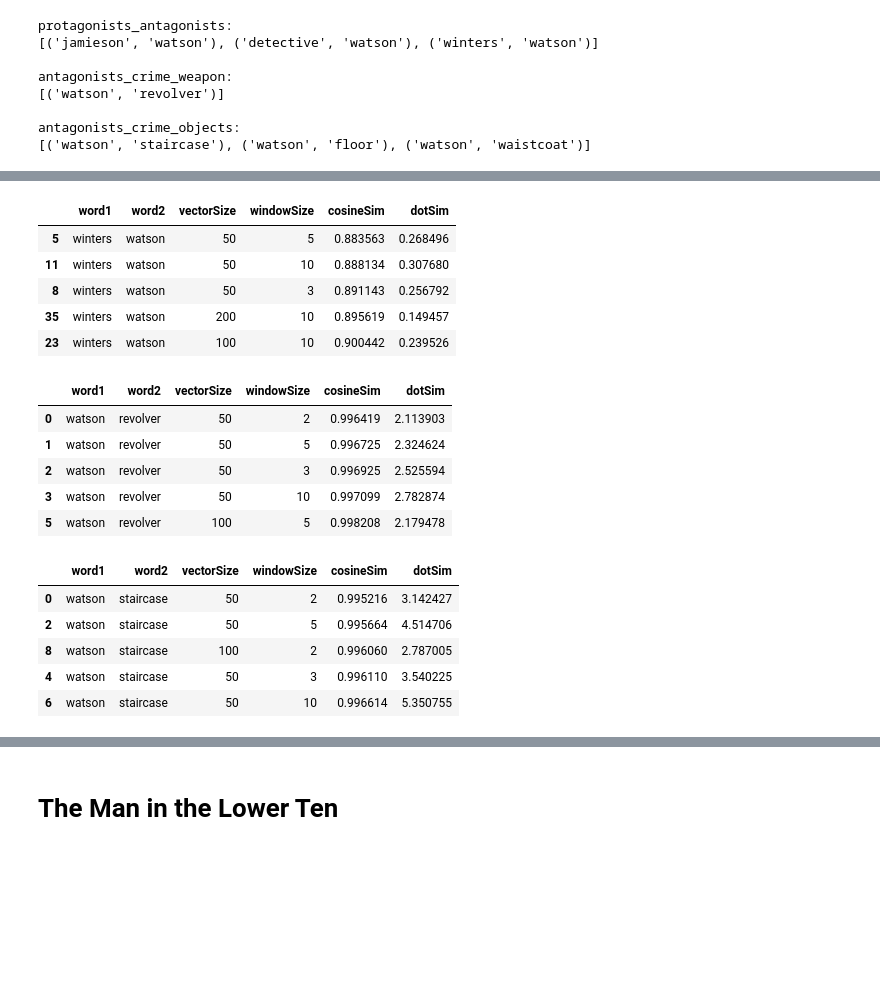
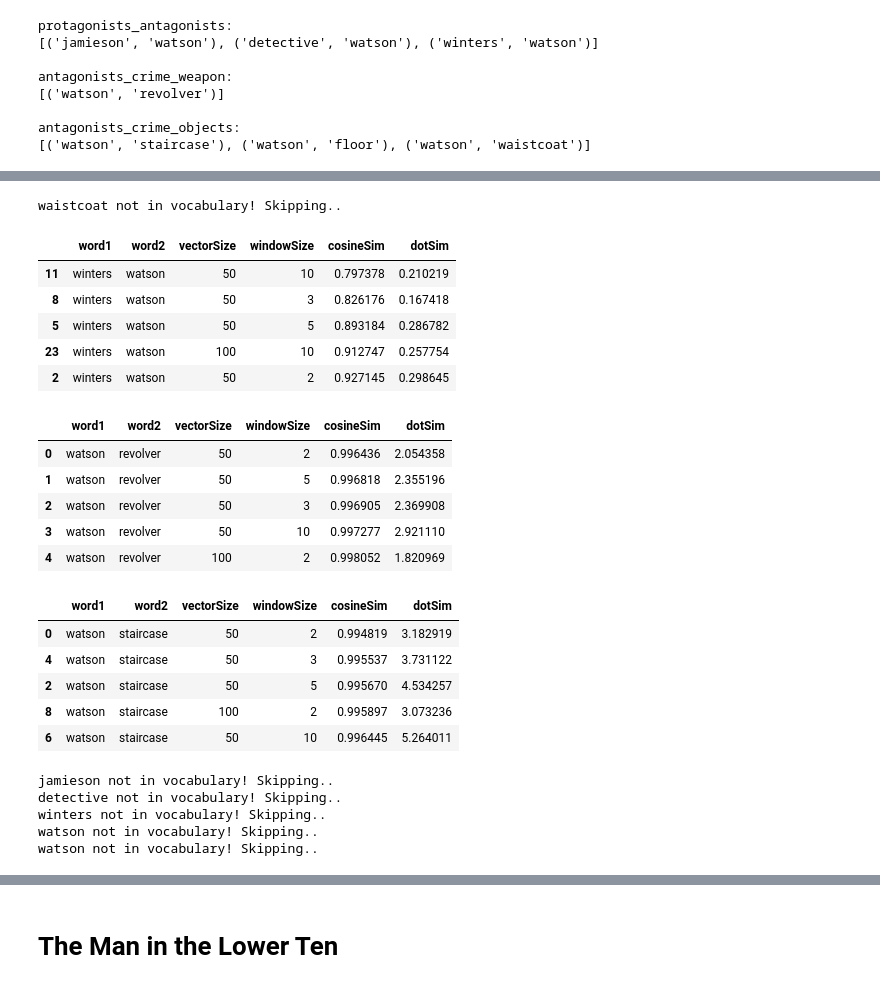
Before and after one commit to NLPaladins/rinehartAnalysis_wordVectors, a Jupyter notebook: main.ipynb, the cells around one changed output, grey strips where cells are left out. Saved outputs shown, nothing was run; the diff lists cells and outputs as text; code cells hidden in the pictures; blank space fills up the shorter version.

Commit message:
Missing words handling and setting up pretrained #3

```diff
--- a/main.ipynb
+++ b/main.ipynb
@@ -256,23 +217,39 @@ waistcoat not in vocabulary! Skipping..
+# %%
+# Calculate distances with custom word embeddings
+protag_antag_dists = books_lib\
+                     .word_embeddings\
+                     .calculate_differing_distances(sentences=sentences,
+                                                    wordpairs=protagonists_antagonists)
+antag_crime_weap_dists = books_lib\
+                         .word_embeddings\
+                         .calculate_differing_distances(sentences=sentences,
+                                                        wordpairs=antagonists_crime_weapon)
+antag_crime_obj_dists = books_lib\
+                        .word_embeddings\
+                        .calculate_differing_distances(sentences=sentences,
+                                                       wordpairs=antagonists_crime_objects)
+# %% [output]
+waistcoat not in vocabulary! Skipping..
 # %%
-display(G.sort_values(['cosineSim', 'dotSim']).head())
-display(antagonists_crime_weapon_distances.sort_values(['cosineSim', 'dotSim']).head())
-display(antagonists_crime_objects_distances.sort_values(['cosineSim', 'dotSim']).head())
+display(protag_antag_dists.sort_values(['cosineSim', 'dotSim']).head())
+display(antag_crime_weap_dists.sort_values(['cosineSim', 'dotSim']).head())
+display(antag_crime_obj_dists.sort_values(['cosineSim', 'dotSim']).head())
 # %% [output]
 |  | word1 | word2 | vectorSize | windowSize | cosineSim | dotSim |
-| 5 | winters | watson | 50 | 5 | 0.883563 | 0.268496 |
-| 11 | winters | watson | 50 | 10 | 0.888134 | 0.307680 |
-| 8 | winters | watson | 50 | 3 | 0.891143 | 0.256792 |
-| 35 | winters | watson | 200 | 10 | 0.895619 | 0.149457 |
-| 23 | winters | watson | 100 | 10 | 0.900442 | 0.239526 |
+| 11 | winters | watson | 50 | 10 | 0.797378 | 0.210219 |
+| 8 | winters | watson | 50 | 3 | 0.826176 | 0.167418 |
+| 5 | winters | watson | 50 | 5 | 0.893184 | 0.286782 |
+| 23 | winters | watson | 100 | 10 | 0.912747 | 0.257754 |
+| 2 | winters | watson | 50 | 2 | 0.927145 | 0.298645 |
 |  | word1 | word2 | vectorSize | windowSize | cosineSim | dotSim |
-| 0 | watson | revolver | 50 | 2 | 0.996419 | 2.113903 |
-| 1 | watson | revolver | 50 | 5 | 0.996725 | 2.324624 |
-| 2 | watson | revolver | 50 | 3 | 0.996925 | 2.525594 |
-| 3 | watson | revolver | 50 | 10 | 0.997099 | 2.782874 |
-| 5 | watson | revolver | 100 | 5 | 0.998208 | 2.179478 |
+| 0 | watson | revolver | 50 | 2 | 0.996436 | 2.054358 |
+| 1 | watson | revolver | 50 | 5 | 0.996818 | 2.355196 |
+| 2 | watson | revolver | 50 | 3 | 0.996905 | 2.369908 |
+| 3 | watson | revolver | 50 | 10 | 0.997277 | 2.921110 |
+| 4 | watson | revolver | 100 | 2 | 0.998052 | 1.820969 |
 |  | word1 | word2 | vectorSize | windowSize | cosineSim | dotSim |
-| 0 | watson | staircase | 50 | 2 | 0.995216 | 3.142427 |
-| 2 | watson | staircase | 50 | 5 | 0.995664 | 4.514706 |
-| 8 | watson | staircase | 100 | 2 | 0.996060 | 2.787005 |
-| 4 | watson | staircase | 50 | 3 | 0.996110 | 3.540225 |
-| 6 | watson | staircase | 50 | 10 | 0.996614 | 5.350755 |
+| 0 | watson | staircase | 50 | 2 | 0.994819 | 3.182919 |
+| 4 | watson | staircase | 50 | 3 | 0.995537 | 3.731122 |
+| 2 | watson | staircase | 50 | 5 | 0.995670 | 4.534257 |
+| 8 | watson | staircase | 100 | 2 | 0.995897 | 3.073236 |
+| 6 | watson | staircase | 50 | 10 | 0.996445 | 5.264011 |
@@ -284,0 +256,20 @@ df = books_lib.word_embeddings.calculate_differing_distances(sentences, [
+# %%
+# Calculate distances with custom word embeddings
+protag_antag_dists_pre = books_lib\
+                         .word_embeddings\
+                         .calculate_differing_distances(sentences=None,
+                                                        wordpairs=protagonists_antagonists)
+antag_crime_weap_dists_pre = books_lib\
+                             .word_embeddings\
+                             .calculate_differing_distances(sentences=None,
+                                                            wordpairs=antagonists_crime_weapon)
+antag_crime_obj_dists_pre = books_lib\
+                            .word_embeddings\
+                            .calculate_differing_distances(sentences=None,
+                                                           wordpairs=antagonists_crime_objects)
+# %% [output]
+jamieson not in vocabulary! Skipping..
+detective not in vocabulary! Skipping..
+winters not in vocabulary! Skipping..
+watson not in vocabulary! Skipping..
+watson not in vocabulary! Skipping..
```
Also changed, not shown: parts of 6 cells of this notebook, 1 other file.
